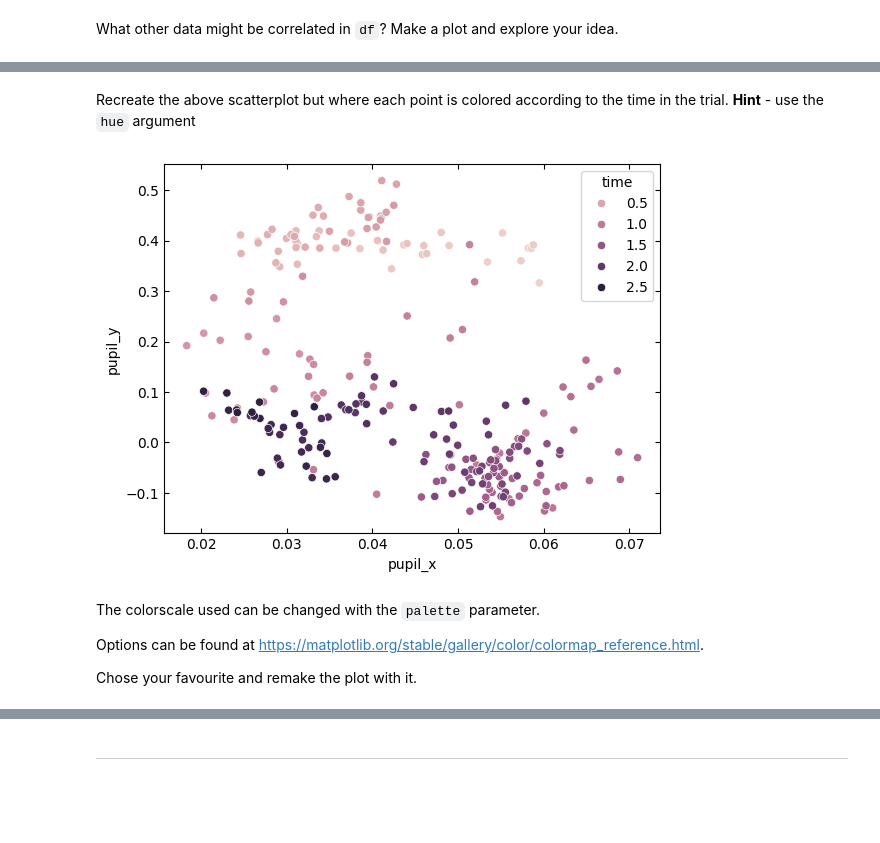
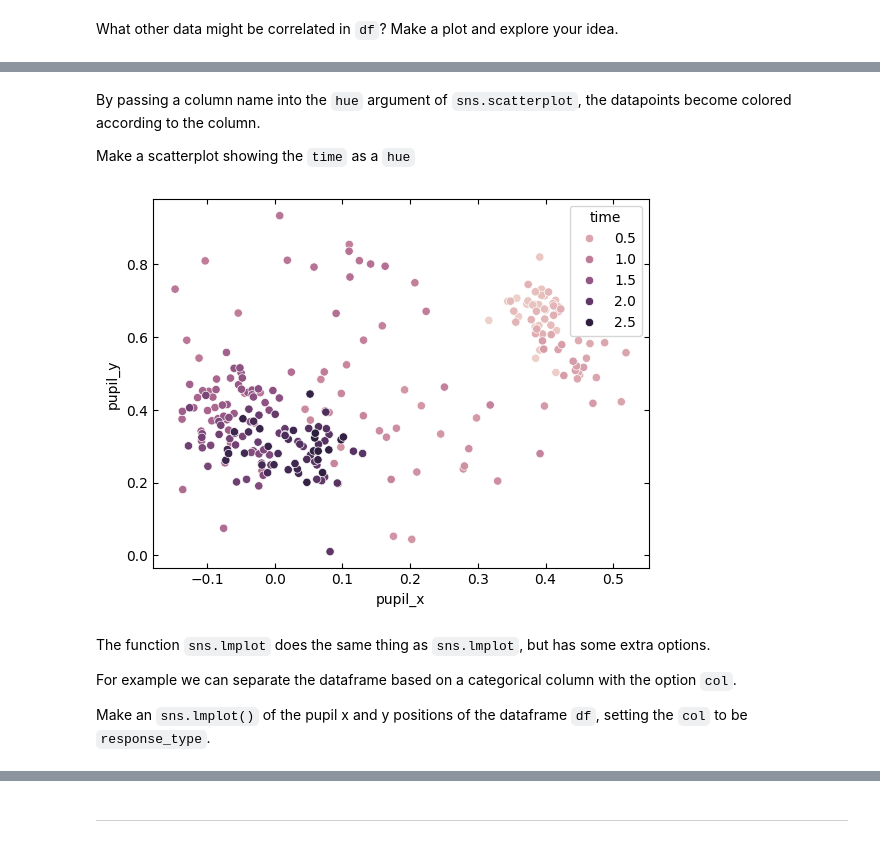
Before and after one commit to ibehave-ibots/iBOTS-Tools, a Jupyter notebook: workshops/python-workshop-1/plan/day3/6 Pupil Position Analysis With Pandas And Pingouin.ipynb, the cells around one changed output, grey strips where cells are left out. Saved outputs shown, nothing was run; the diff lists cells and outputs as text; code cells hidden in the pictures; blank space fills up the shorter version.

```diff
--- a/workshops/python-workshop-1/plan/day3/6 Pupil Position Analysis With Pandas And Pingouin.ipynb
+++ b/workshops/python-workshop-1/plan/day3/6 Pupil Position Analysis With Pandas And Pingouin.ipynb
@@ -130,13 +156,15 @@ sns_plot = sns.scatterplot(data=dd, x='pupil_x', y='pupil_y')
-# %% [markdown]
-Recreate the above scatterplot but where each point is colored according to the time in the trial. **Hint** - use the `hue` argument
+# %% [markdown]
+By passing a column name into the `hue` argument of `sns.scatterplot`, the datapoints become colored according to the column.
+
+Make a scatterplot showing the `time` as a `hue`
 # %%
-sns_plot = sns.scatterplot(data=df_11, x='pupil_x', y='pupil_y', hue='time')
+sns_plot = sns.scatterplot(data=dd, x='pupil_x', y='pupil_y', hue='time')
 # %% [output]
-[figure, old version]
+[figure, new version]
-# %% [markdown]
-The colorscale used can be changed with the `palette` parameter.
-
-Options can be found at https://matplotlib.org/stable/gallery/color/colormap_reference.html.
-
-Chose your favourite and remake the plot with it.
+# %% [markdown]
+The function `sns.lmplot` does the same thing as `sns.lmplot`, but has some extra options.
+
+For example we can separate the dataframe based on a categorical column with the option `col`.
+
+Make an `sns.lmplot()` of the pupil x and y positions of the dataframe `df`, setting the `col` to be `response_type`.
 # %%
```
Also changed, not shown: parts of 52 cells of this notebook.
